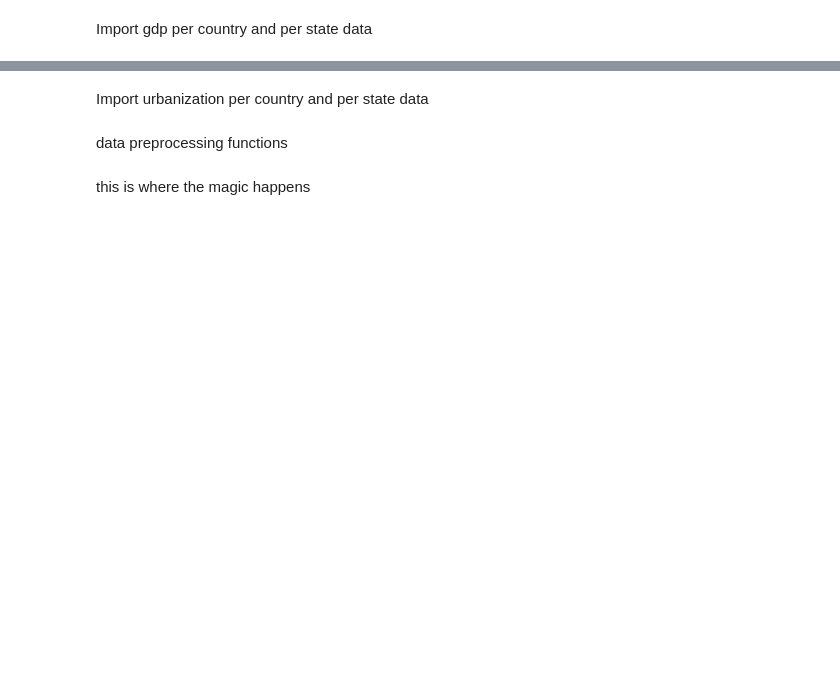
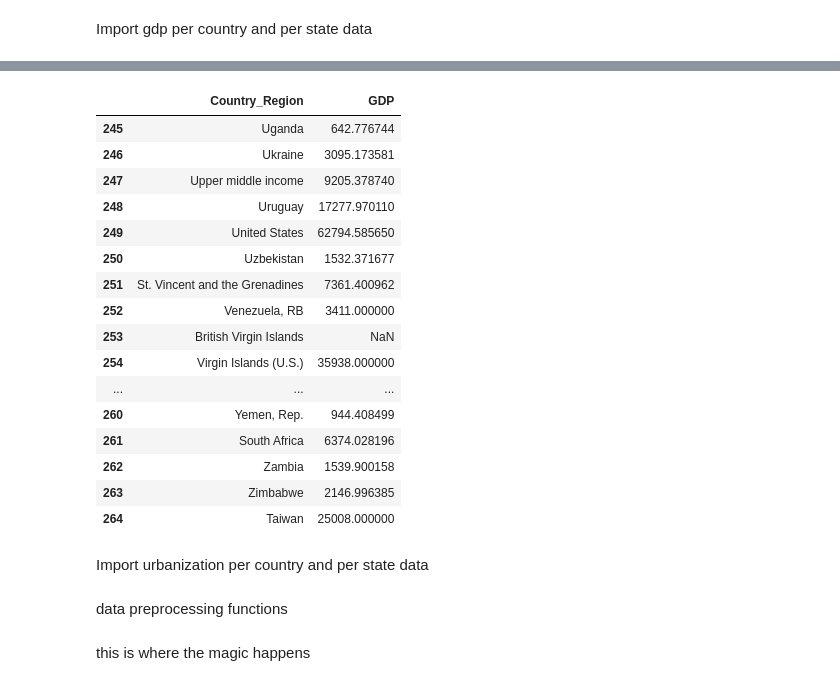
Before and after one commit to hopl1t/covid19, a Jupyter notebook: notebooks/add_gdp_urbanization_to_pickle.ipynb, the cells around one changed output, grey strips where cells are left out. Cells and saved outputs as stored; diff of their text form; code cells hidden in the pictures; blank space fills up the shorter version.

```diff
--- a/notebooks/add_gdp_urbanization_to_pickle.ipynb
+++ b/notebooks/add_gdp_urbanization_to_pickle.ipynb
@@ -85,0 +97,20 @@ gdp_state.columns = ['Province_State', 'GDP']
+# %%
+gdp_country.tail(20)
+# %% [output]
+|  | Country_Region | GDP |
+| 245 | Uganda | 642.776744 |
+| 246 | Ukraine | 3095.173581 |
+| 247 | Upper middle income | 9205.378740 |
+| 248 | Uruguay | 17277.970110 |
+| 249 | United States | 62794.585650 |
+| 250 | Uzbekistan | 1532.371677 |
+| 251 | St. Vincent and the Grenadines | 7361.400962 |
+| 252 | Venezuela, RB | 3411.000000 |
+| 253 | British Virgin Islands | NaN |
+| 254 | Virgin Islands (U.S.) | 35938.000000 |
+| ... | ... | ... |
+| 260 | Yemen, Rep. | 944.408499 |
+| 261 | South Africa | 6374.028196 |
+| 262 | Zambia | 1539.900158 |
+| 263 | Zimbabwe | 2146.996385 |
+| 264 | Taiwan | 25008.000000 |
```
Also changed, not shown: parts of 11 cells of this notebook, 8 other files.
